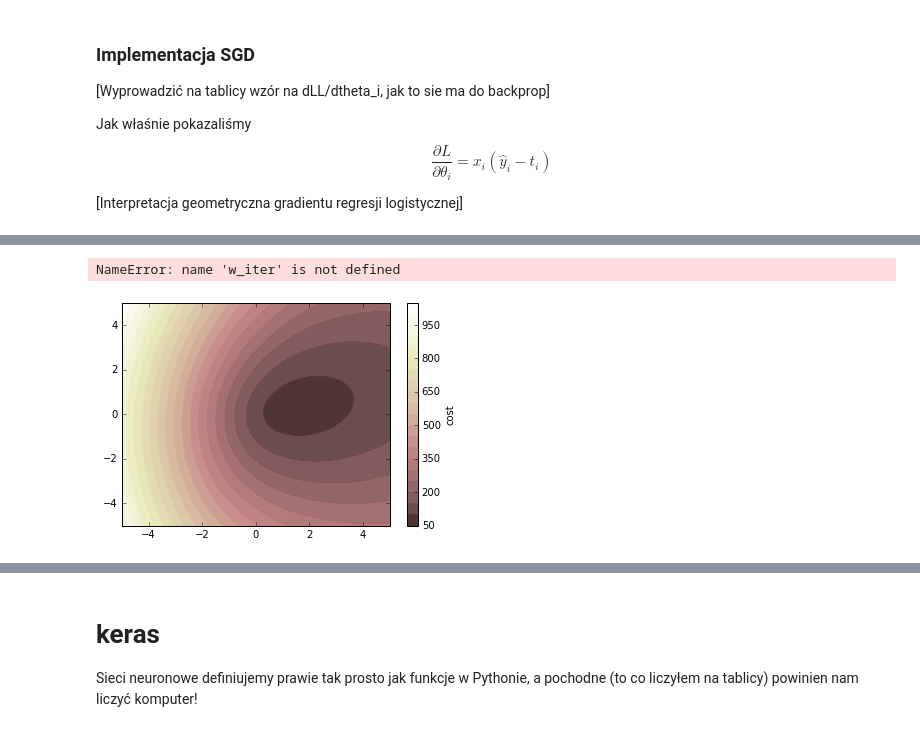
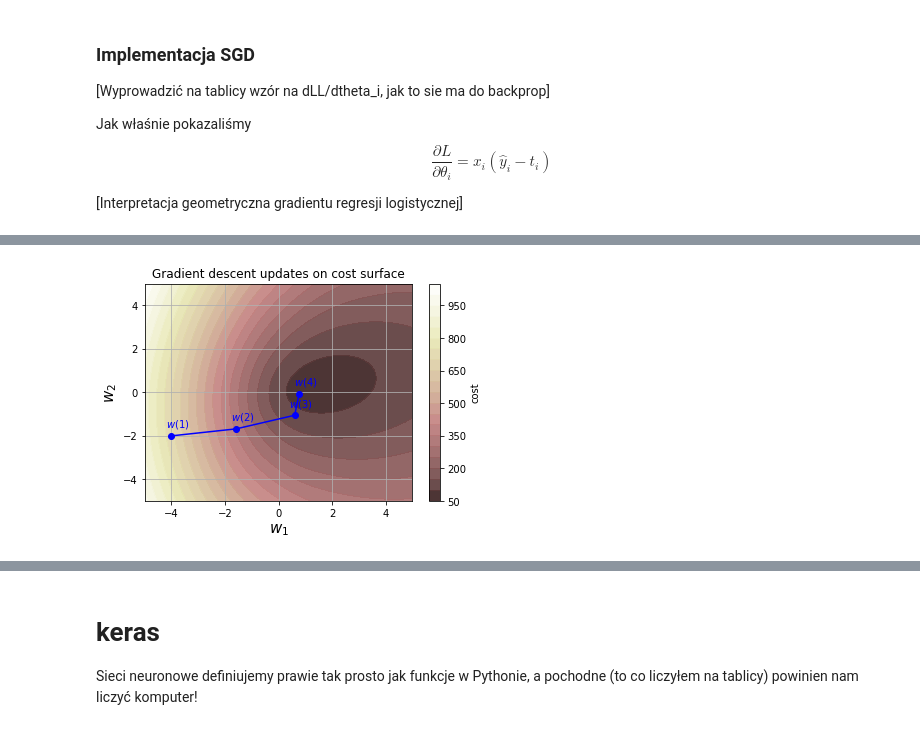
Before and after one commit to mjoniak/machine-learning, a Jupyter notebook: L9.ipynb, the cells around one changed output, grey strips where cells are left out. Cells and saved outputs as stored; diff of their text form; code cells hidden in the pictures.

```diff
--- a/L9.ipynb
+++ b/L9.ipynb
@@ -212,28 +210,30 @@ IndentationError: expected an indented block (<ipython-input-8-86db279f75cb>, li
 # %%
-# Plot the first weight updates on the error surface
-# Plot the error surface
-plt.contourf(ws_x, ws_y, cost_ws, 20, alpha=0.9, cmap=cm.pink)
-cbar = plt.colorbar()
-cbar.ax.set_ylabel('cost')
+def plot(w_iter, steps=4):
+    # Plot the first weight updates on the error surface
+    # Plot the error surface
+    plt.contourf(ws_x, ws_y, cost_ws, 20, alpha=0.9, cmap=cm.pink)
+    cbar = plt.colorbar()
+    cbar.ax.set_ylabel('cost')
 
-# Plot the updates
-for i in range(1, 4):
-    w1 = w_iter[i-1]
-    w2 = w_iter[i]
-    # Plot the weight-cost value and the line that represents the update
-    plt.plot(w1[0,0], w1[0,1], 'bo')  # Plot the weight cost value
-    plt.plot([w1[0,0], w2[0,0]], [w1[0,1], w2[0,1]], 'b-')
-    plt.text(w1[0,0]-0.2, w1[0,1]+0.4, '$w({})$'.format(i), color='b')
-w1 = w_iter[3]
-# Plot the last weight
-plt.plot(w1[0,0], w1[0,1], 'bo')
-plt.text(w1[0,0]-0.2, w1[0,1]+0.4, '$w({})$'.format(4), color='b')
-# Show figure
-plt.xlabel('$w_1$', fontsize=15)
-plt.ylabel('$w_2$', fontsize=15)
-plt.title('Gradient descent updates on cost surface')
-plt.grid()
-plt.show()
+    # Plot the updates
+    for i in range(1, steps):
+        w1 = w_iter[i-1]
+        w2 = w_iter[i]
+        # Plot the weight-cost value and the line that represents the update
+        plt.plot(w1[0,0], w1[0,1], 'bo')  # Plot the weight cost value
+        plt.plot([w1[0,0], w2[0,0]], [w1[0,1], w2[0,1]], 'b-')
+        plt.text(w1[0,0]-0.2, w1[0,1]+0.4, '$w({})$'.format(i), color='b')
+    w1 = w_iter[steps - 1]
+    # Plot the last weight
+    plt.plot(w1[0,0], w1[0,1], 'bo')
+    plt.text(w1[0,0]-0.2, w1[0,1]+0.4, '$w({})$'.format(steps), color='b')
+    # Show figure
+    plt.xlabel('$w_1$', fontsize=15)
+    plt.ylabel('$w_2$', fontsize=15)
+    plt.title('Gradient descent updates on cost surface')
+    plt.grid()
+    plt.show()
+
+plot(learn_with_rate())
 # %% [output]
-NameError: name 'w_iter' is not defined
-[figure, old version]
+[figure, new version]
```
Also changed, not shown: parts of 22 cells of this notebook.
